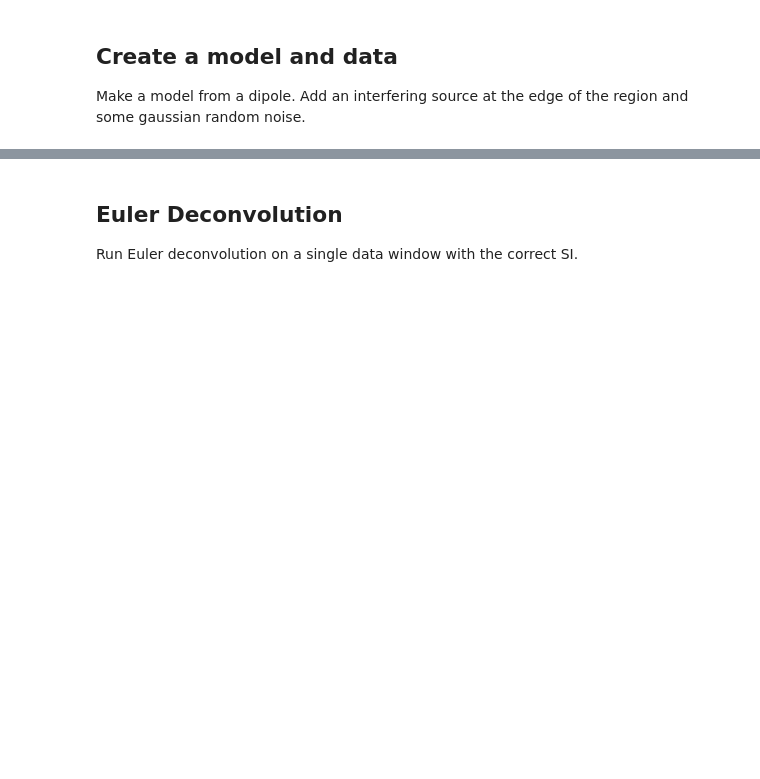
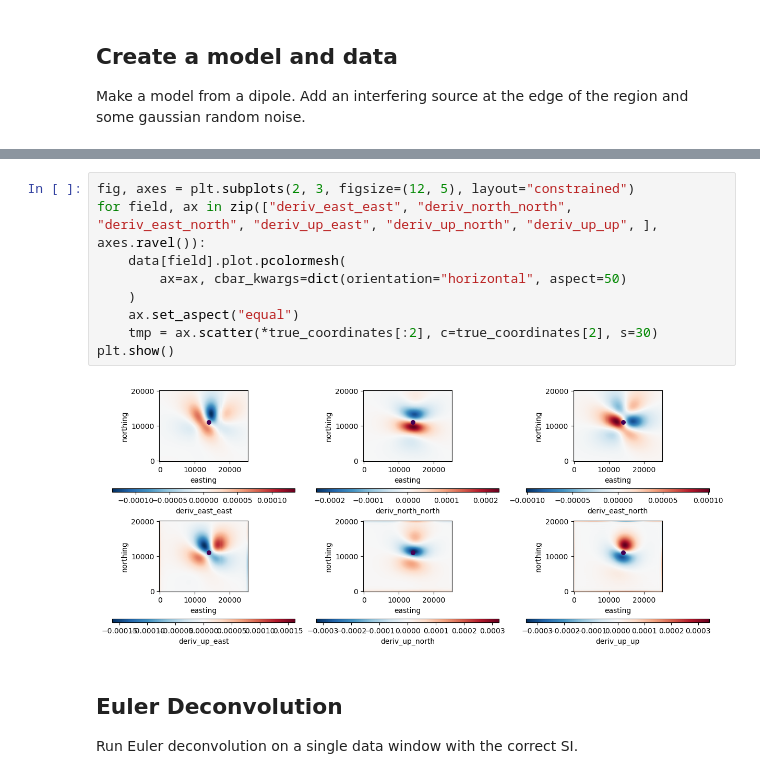
Before and after one commit to compgeolab/euler-inversion, a Jupyter notebook: code/synthetic-proof-of-concept.ipynb, the cells around one changed output, grey strips where cells are left out. Drawn from its saved outputs; the diff is of its cells as text; blank space fills up the shorter version.

```diff
--- a/code/synthetic-proof-of-concept.ipynb
+++ b/code/synthetic-proof-of-concept.ipynb
@@ -75,3 +92,14 @@ Number of data: 5712
+# %%
+fig, axes = plt.subplots(2, 3, figsize=(12, 5), layout="constrained")
+for field, ax in zip(["deriv_east_east", "deriv_north_north", "deriv_east_north", "deriv_up_east", "deriv_up_north", "deriv_up_up", ], axes.ravel()):
+    data[field].plot.pcolormesh(
+        ax=ax, cbar_kwargs=dict(orientation="horizontal", aspect=50)
+    )
+    ax.set_aspect("equal")
+    tmp = ax.scatter(*true_coordinates[:2], c=true_coordinates[2], s=30)
+plt.show()
+# %% [output]
+[figure, added]
 # %% [markdown]
 ## Euler Deconvolution
 
```
Also changed, not shown: parts of 9 cells of this notebook.
